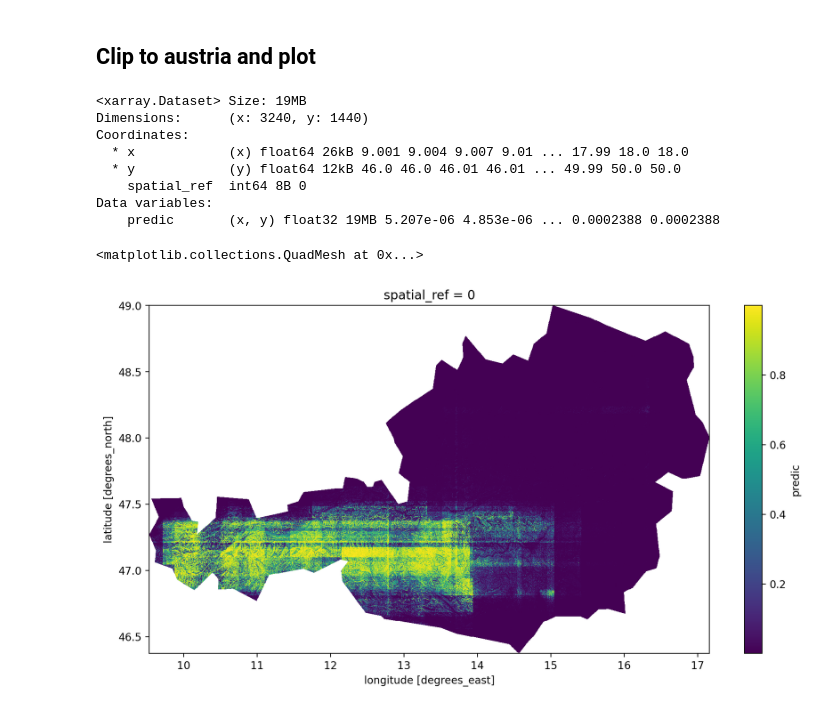
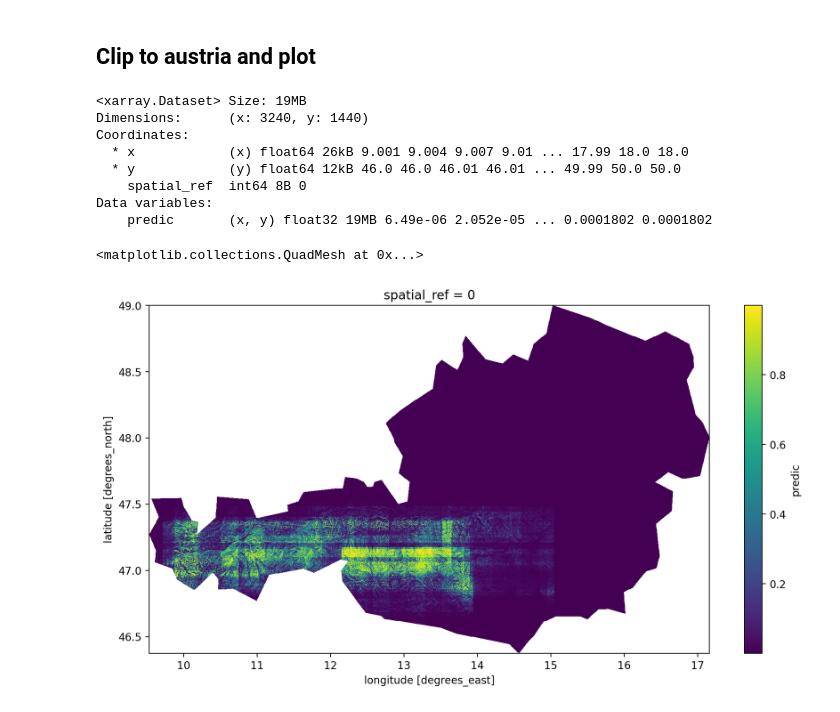
Before and after one commit to FAIRiCUBE/uc5-occurence-cubes, a Jupyter notebook: Notebooks/1_data-preprocess/1_poc_probability-map.ipynb, the cells around one changed output. Cells and saved outputs as stored; diff of their text form; code cells hidden in the pictures.

```diff
--- a/Notebooks/1_data-preprocess/1_poc_probability-map.ipynb
+++ b/Notebooks/1_data-preprocess/1_poc_probability-map.ipynb
@@ -299,7 +299,7 @@ xds_sample = xds_stack.isel(
 # Remove dimension band, drop fill_values and reduce to a multiple amount of occurrence samples
 xds_sample = xds_sample.squeeze("band").drop_vars("band")
 xds_sample = xds_sample.where(xds_sample.wetness!=0,drop=True)
-xds_sample = xds_sample.isel(sample=sorted(np.random.randint(0, xds_sample.sample.shape, 5*len(df_occ))))
+xds_sample = xds_sample.isel(sample=sorted(np.random.randint(0, xds_sample.sample.shape, 10*len(df_occ))))
 # %%
 xds_sample
 # %% [output]
@@ -359,7 +359,7 @@ df_sampled
 train, test = train_test_split(df_sampled, test_size=0.2, random_state=3)
 # %%
 # Use "hist" for constructing the trees.
-clf = xgb.XGBClassifier(tree_method="hist",scale_pos_weight=1)
+clf = xgb.XGBClassifier(tree_method="hist",scale_pos_weight=0.1)
 # %%
 # Fit the model
 clf.fit(train.iloc[:, :-1], train.iloc[:, -1])
@@ -494,17 +494,18 @@ Coordinates:
   * y            (y) float64 12kB 46.0 46.0 46.01 46.01 ... 49.99 50.0 50.0
     spatial_ref  int64 8B 0
 Data variables:
-    predic       (x, y) float32 19MB 5.207e-06 4.853e-06 ... 0.0002388 0.0002388
+    predic       (x, y) float32 19MB 6.49e-06 2.052e-05 ... 0.0001802 0.0001802
 # %%
 # Load nuts regions
 nuts = gpd.read_file("/home/susannaioni/s3/data/nuts/NUTS_RG_20M_2021_4326.geojson")
 # %%
 # Clip to Austrian border and drop rest
-clipped = xr_fit.rio.clip(nuts[nuts.id=="AT"].geometry.apply(mapping), nuts.crs, drop=True)
+xr_fit = xr_fit.rio.clip(nuts[nuts.id=="AT"].geometry.apply(mapping), nuts.crs, drop=True)
 # %%
+# Due to the high importance of lat and lon the result for those features is not good at all
 %config InlineBackend.figure_format='retina'
 plt.figure(figsize=[12,6])
-clipped.predic.T.plot()
+xr_fit.predic.T.plot()
 # %% [output]
 <matplotlib.collections.QuadMesh at 0x...>
-[figure, old version]
+[figure, new version]
```
Also changed, not shown: parts of 4 cells of this notebook.
